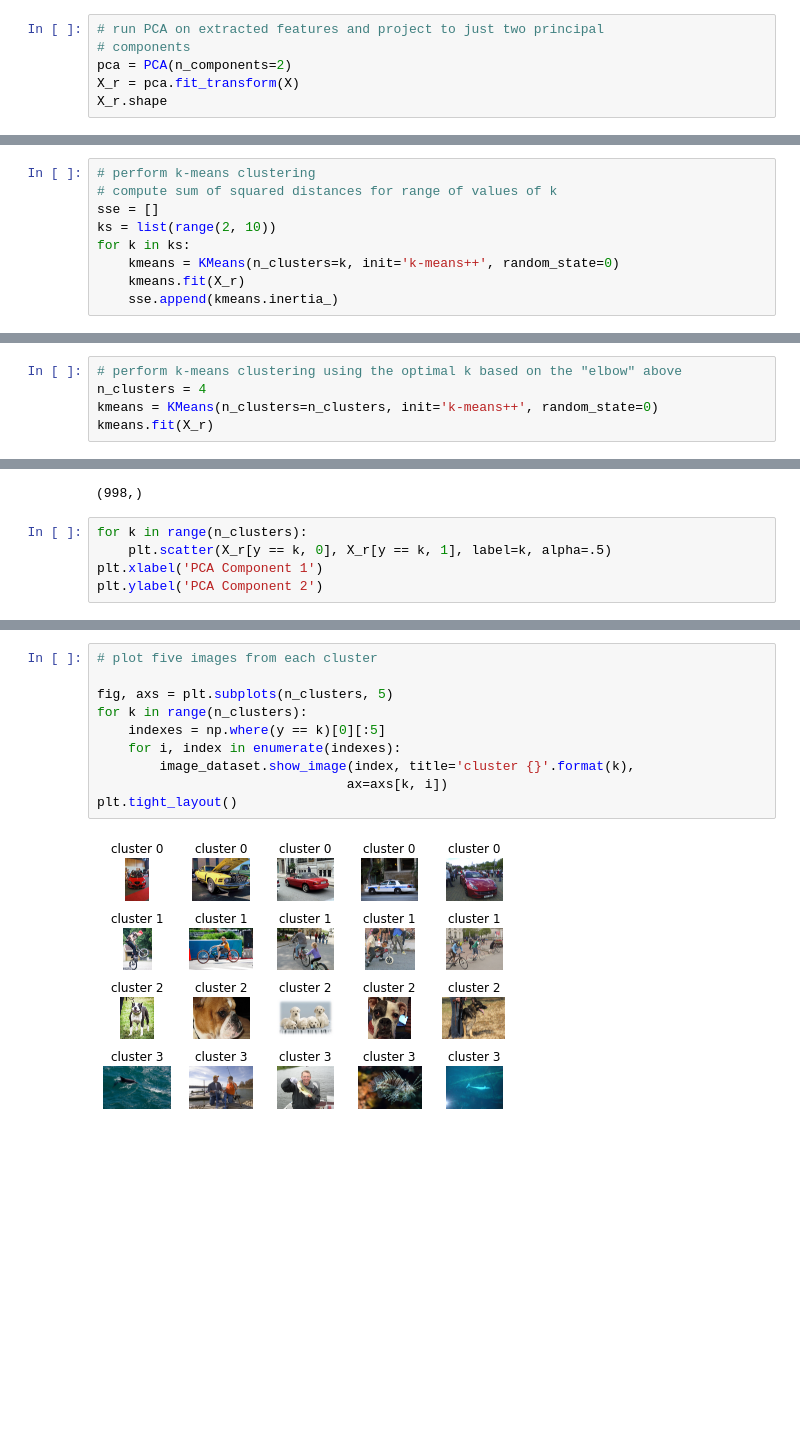
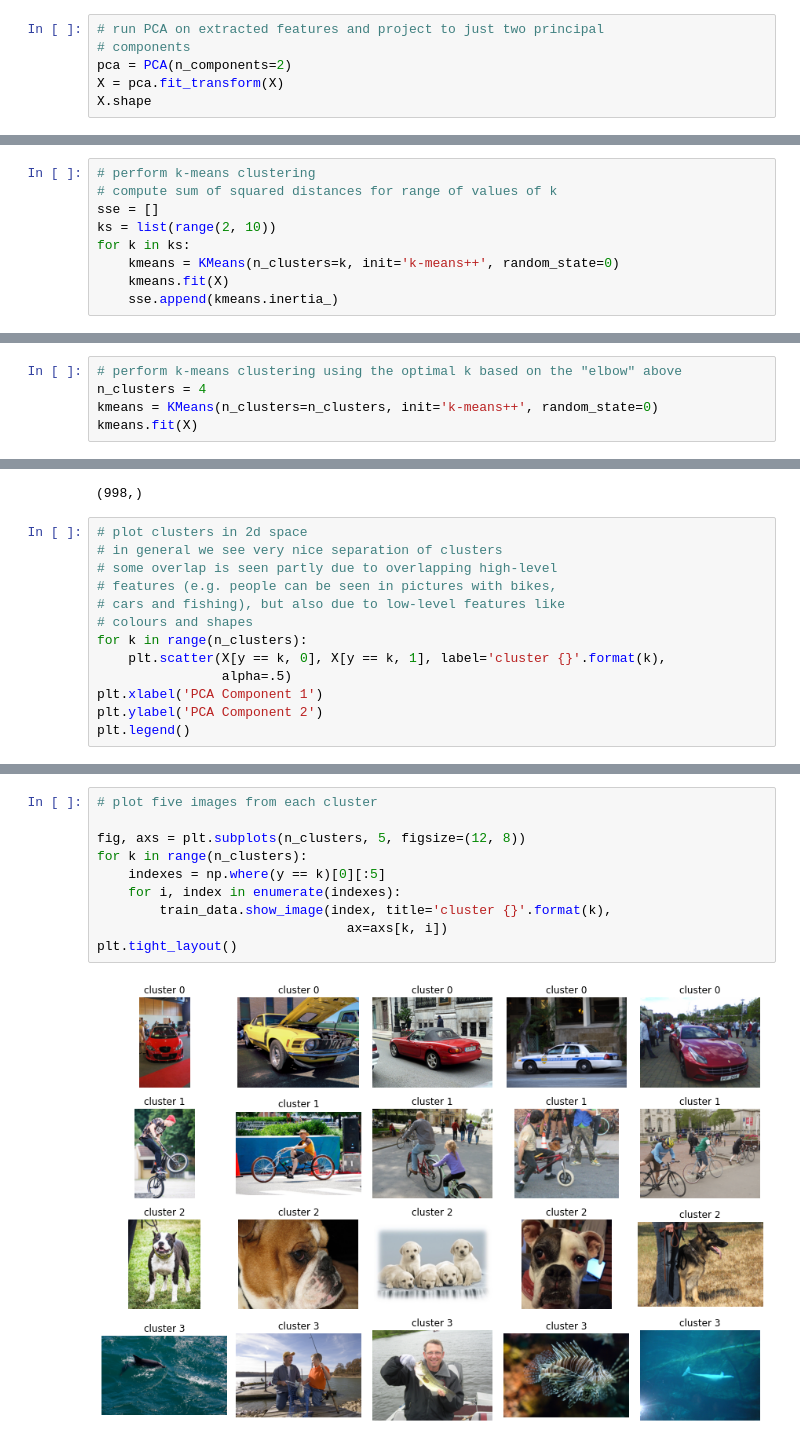
Before and after one commit to acatovic/ImageCluster, a Jupyter notebook: ImageCluster.ipynb, the cells around one changed output, grey strips where cells are left out. Cells and saved outputs as stored; diff of their text form; blank space fills up the shorter version.

Commit message:
Added image retrieval code; added requirements.txt; updated README

```diff
--- a/ImageCluster.ipynb
+++ b/ImageCluster.ipynb
@@ -37,8 +40,8 @@ X.shape
 # run PCA on extracted features and project to just two principal
 # components
 pca = PCA(n_components=2)
-X_r = pca.fit_transform(X)
-X_r.shape
+X = pca.fit_transform(X)
+X.shape
 # %% [output]
 (998, 2)
 # %%
@@ -53,7 +59,7 @@ sse = []
 ks = list(range(2, 10))
 for k in ks:
     kmeans = KMeans(n_clusters=k, init='k-means++', random_state=0)
-    kmeans.fit(X_r)
+    kmeans.fit(X)
     sse.append(kmeans.inertia_)
 # %%
 # plot SSE against number of clusters k;
@@ -69,7 +76,7 @@ plt.show()
 # perform k-means clustering using the optimal k based on the "elbow" above
 n_clusters = 4
 kmeans = KMeans(n_clusters=n_clusters, init='k-means++', random_state=0)
-kmeans.fit(X_r)
+kmeans.fit(X)
 # %% [output]
 KMeans(n_clusters=4, random_state=0)
 # %%
@@ -79,8 +86,16 @@ y.shape
 # %% [output]
 (998,)
 # %%
+# plot clusters in 2d space
+# in general we see very nice separation of clusters
+# some overlap is seen partly due to overlapping high-level
+# features (e.g. people can be seen in pictures with bikes,
+# cars and fishing), but also due to low-level features like
+# colours and shapes
 for k in range(n_clusters):
-    plt.scatter(X_r[y == k, 0], X_r[y == k, 1], label=k, alpha=.5)
+    plt.scatter(X[y == k, 0], X[y == k, 1], label='cluster {}'.format(k),
+                alpha=.5)
 plt.xlabel('PCA Component 1')
 plt.ylabel('PCA Component 2')
+plt.legend()
 # %% [output]
@@ -89,12 +104,12 @@ Text(0, 0.5, 'PCA Component 2')
 # %%
 # plot five images from each cluster
 
-fig, axs = plt.subplots(n_clusters, 5)
+fig, axs = plt.subplots(n_clusters, 5, figsize=(12, 8))
 for k in range(n_clusters):
     indexes = np.where(y == k)[0][:5]
     for i, index in enumerate(indexes):
-        image_dataset.show_image(index, title='cluster {}'.format(k),
+        train_data.show_image(index, title='cluster {}'.format(k),
                                 ax=axs[k, i])
 plt.tight_layout()
 # %% [output]
-[figure, old version]
+[figure, new version]
```
Also changed, not shown: parts of 9 cells of this notebook, 2 other files.
